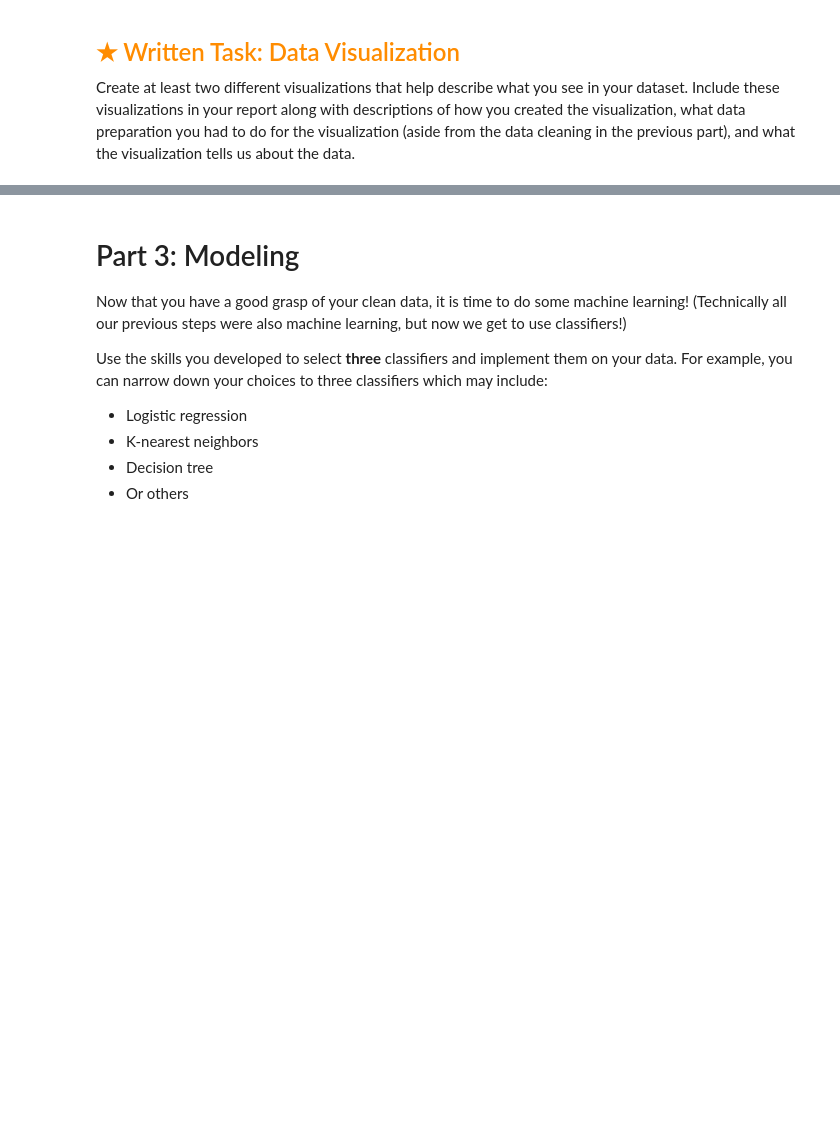
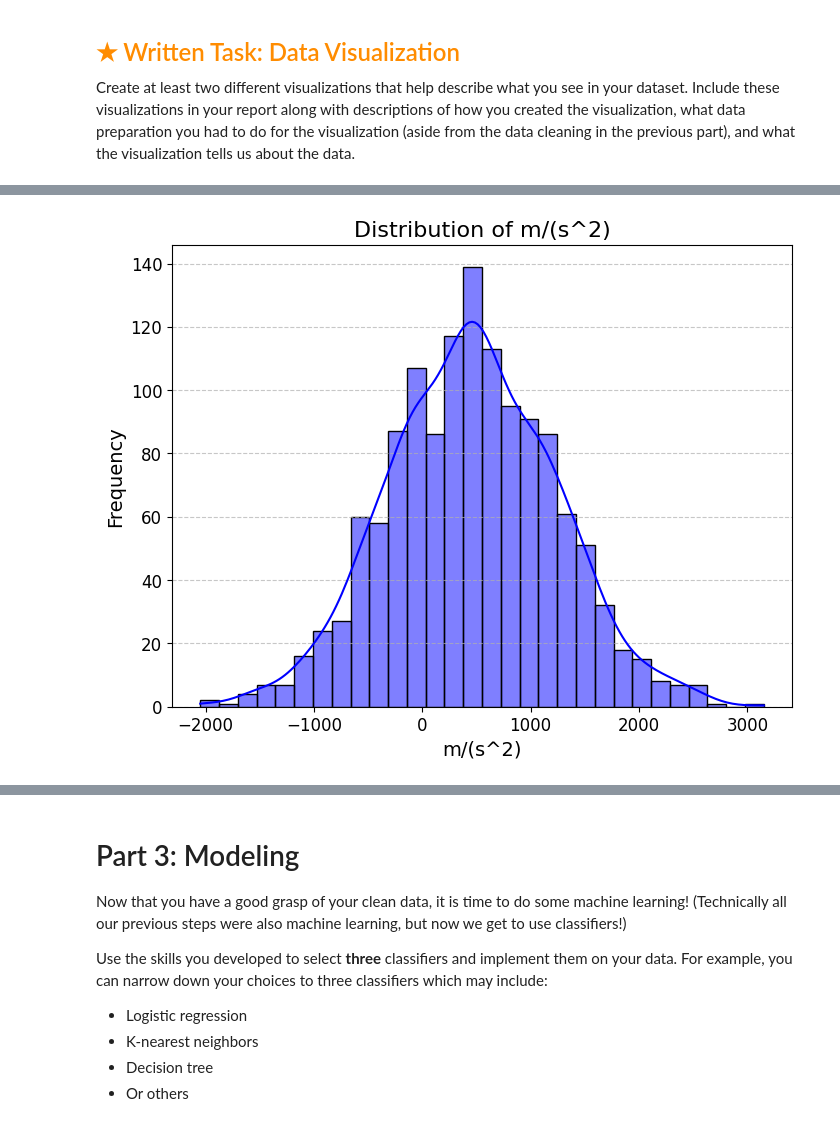
Before and after one commit to IJustWantAJob/CSE40-HW5, a Jupyter notebook: assignment.ipynb, the cells around one changed output, grey strips where cells are left out. Drawn from its saved outputs; the diff is of its cells as text; code cells hidden in the pictures; blank space fills up the shorter version.

```diff
--- a/assignment.ipynb
+++ b/assignment.ipynb
@@ -267,0 +490,13 @@ and what the visualization tells us about the data.
+# %%
+plt.figure(figsize=(8, 6))
+sns.histplot(data=unique_data, x='m/(s^2)', kde=True, color='blue', bins=30)
+
+plt.title('Distribution of m/(s^2)', fontsize=16)
+plt.xlabel('m/(s^2)', fontsize=14)
+plt.ylabel('Frequency', fontsize=14)
+plt.xticks(fontsize=12)
+plt.yticks(fontsize=12)
+plt.grid(axis='y', linestyle='--', alpha=0.7)
+plt.show()
+# %% [output]
+[figure, added]
```
Also changed, not shown: parts of 23 cells of this notebook.
